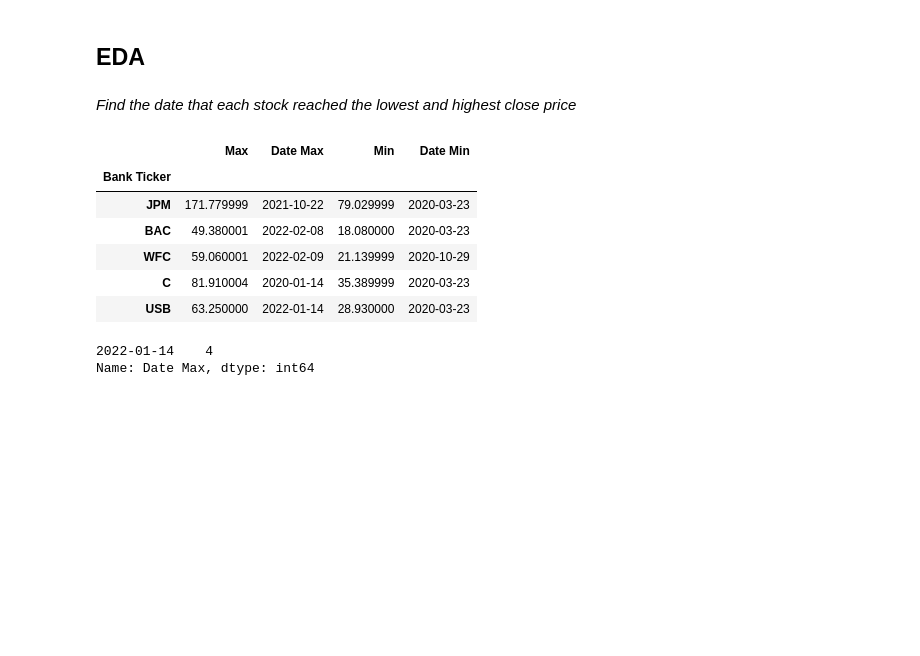
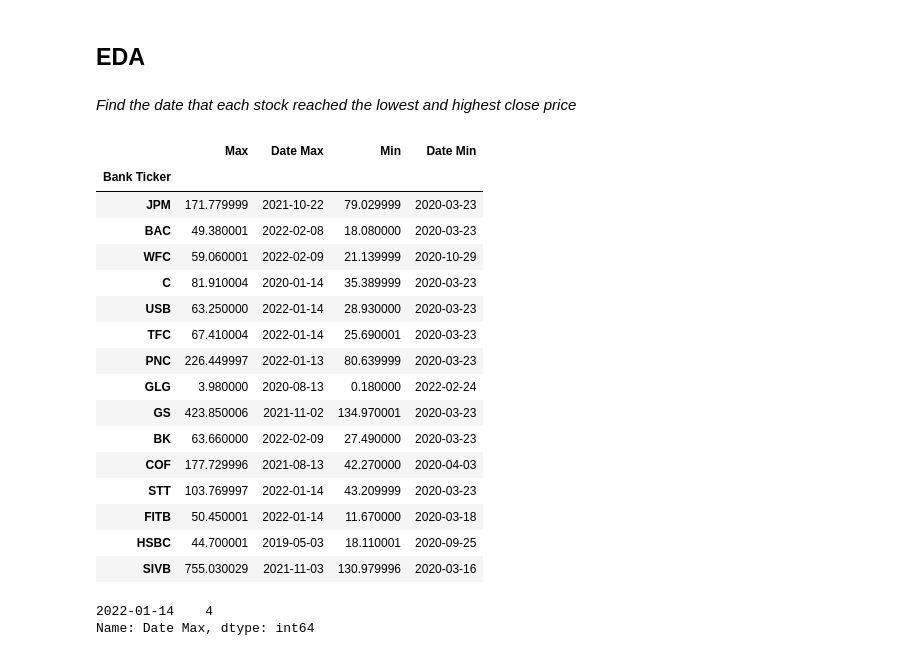
Before and after one commit to ahnngo/COVID-vs-Stock, a Jupyter notebook: COVID vs Top 15 US Banks.ipynb, the cells around one changed output. Saved outputs shown, nothing was run; the diff lists cells and outputs as text; code cells hidden in the pictures; blank space fills up the shorter version.

```diff
--- a/COVID vs Top 15 US Banks.ipynb
+++ b/COVID vs Top 15 US Banks.ipynb
@@ -104,18 +104,28 @@ bank_stocks_max_min = pd.DataFrame({'Max': bank_stocks.xs(key='Close',axis=1,lev
                                     'Date Max': bank_stocks.xs(key='Close',axis=1,level='Stock Info').idxmax(),
                                     'Min': bank_stocks.xs(key='Close',axis=1,level='Stock Info').min(),
                                     'Date Min': bank_stocks.xs(key='Close',axis=1,level='Stock Info').idxmin()})
-# %% [markdown]
-*Find the date that each stock reached the lowest and highest close price*
+# %% [markdown]
+*Find the date that each stock reached the lowest and highest close price*
 # %%
-bank_stocks_max_min.head()
+bank_stocks_max_min
 # %% [output]
 |  | Max | Date Max | Min | Date Min |
 | Bank Ticker |  |  |  |  |
 | JPM | 171.779999 | 2021-10-22 | 79.029999 | 2020-03-23 |
 | BAC | 49.380001 | 2022-02-08 | 18.080000 | 2020-03-23 |
 | WFC | 59.060001 | 2022-02-09 | 21.139999 | 2020-10-29 |
 | C | 81.910004 | 2020-01-14 | 35.389999 | 2020-03-23 |
 | USB | 63.250000 | 2022-01-14 | 28.930000 | 2020-03-23 |
+| TFC | 67.410004 | 2022-01-14 | 25.690001 | 2020-03-23 |
+| PNC | 226.449997 | 2022-01-13 | 80.639999 | 2020-03-23 |
+| GLG | 3.980000 | 2020-08-13 | 0.180000 | 2022-02-24 |
+| GS | 423.850006 | 2021-11-02 | 134.970001 | 2020-03-23 |
+| BK | 63.660000 | 2022-02-09 | 27.490000 | 2020-03-23 |
+| COF | 177.729996 | 2021-08-13 | 42.270000 | 2020-04-03 |
+| STT | 103.769997 | 2022-01-14 | 43.209999 | 2020-03-23 |
+| FITB | 50.450001 | 2022-01-14 | 11.670000 | 2020-03-18 |
+| HSBC | 44.700001 | 2019-05-03 | 18.110001 | 2020-09-25 |
+| SIVB | 755.030029 | 2021-11-03 | 130.979996 | 2020-03-16 |
 # %%
 bank_stocks_max_min['Date Max'].value_counts().head(1)
 # %% [output]
```
Also changed, not shown: parts of 44 cells of this notebook, 5 other files.
